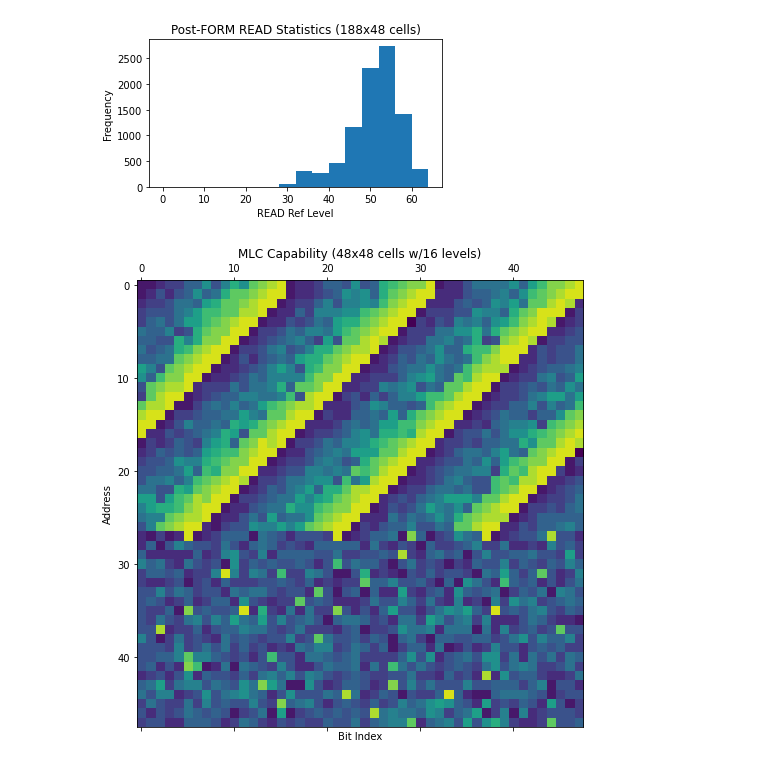
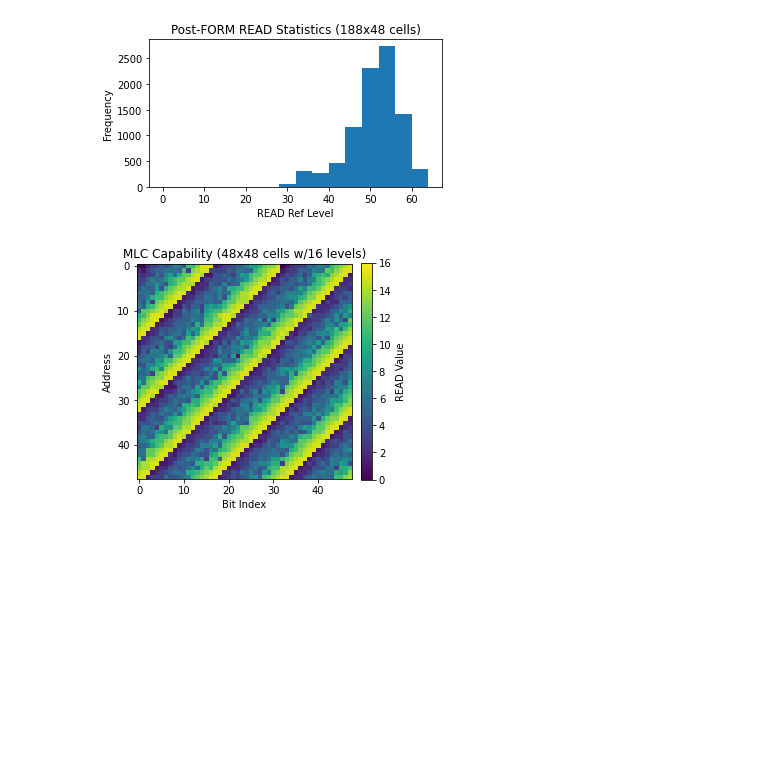
Before and after one commit to akashlevy/ember-python, a Jupyter notebook: analysis/characterizations.ipynb, the cells around one changed output. Saved outputs shown, nothing was run; the diff lists cells and outputs as text; code cells hidden in the pictures; blank space fills up the shorter version.

```diff
--- a/analysis/characterizations.ipynb
+++ b/analysis/characterizations.ipynb
@@ -93,20 +93,19 @@ plt.savefig("figs/form.read.stats.pdf")
 # %%
 # Load data
 names = ["addr", "time"] + ["read_" + str(i) for i in range(48)]
-data = pd.read_csv("../data/cb4bpc_rd.csv", sep="\t", names=names)
-
+data = pd.read_csv("../data/cb4bpc.csv", sep="\t", names=names)
 
 # Show multi-bit result
-plt.rcParams["figure.figsize"] = (8,8)
+plt.rcParams["figure.figsize"] = (4.5,4.5)
 matdata = data[data.columns[-48:]].values
-plt.matshow(matdata, vmin=0, vmax=16)
+im = plt.imshow(matdata, vmin=0, vmax=16)
+cbar = plt.colorbar(im, fraction=0.046, pad=0.04)
+cbar.set_label("READ Value")
 plt.title("MLC Capability (48x48 cells w/16 levels)")
 plt.xlabel("Bit Index")
 plt.ylabel("Address")
-# for i in range(len(matdata)):
-#     for j in range(len(matdata[0])):
-#         c = int(matdata[j,i])
-#         plt.text(i, j, str(c), va="center", ha="center")
+plt.tight_layout()
+plt.savefig("figs/cb4bpc.pdf")
 plt.show()
 # %% [output]
-[figure, old version]
+[figure, new version]
```
Also changed, not shown: 10 other files.
